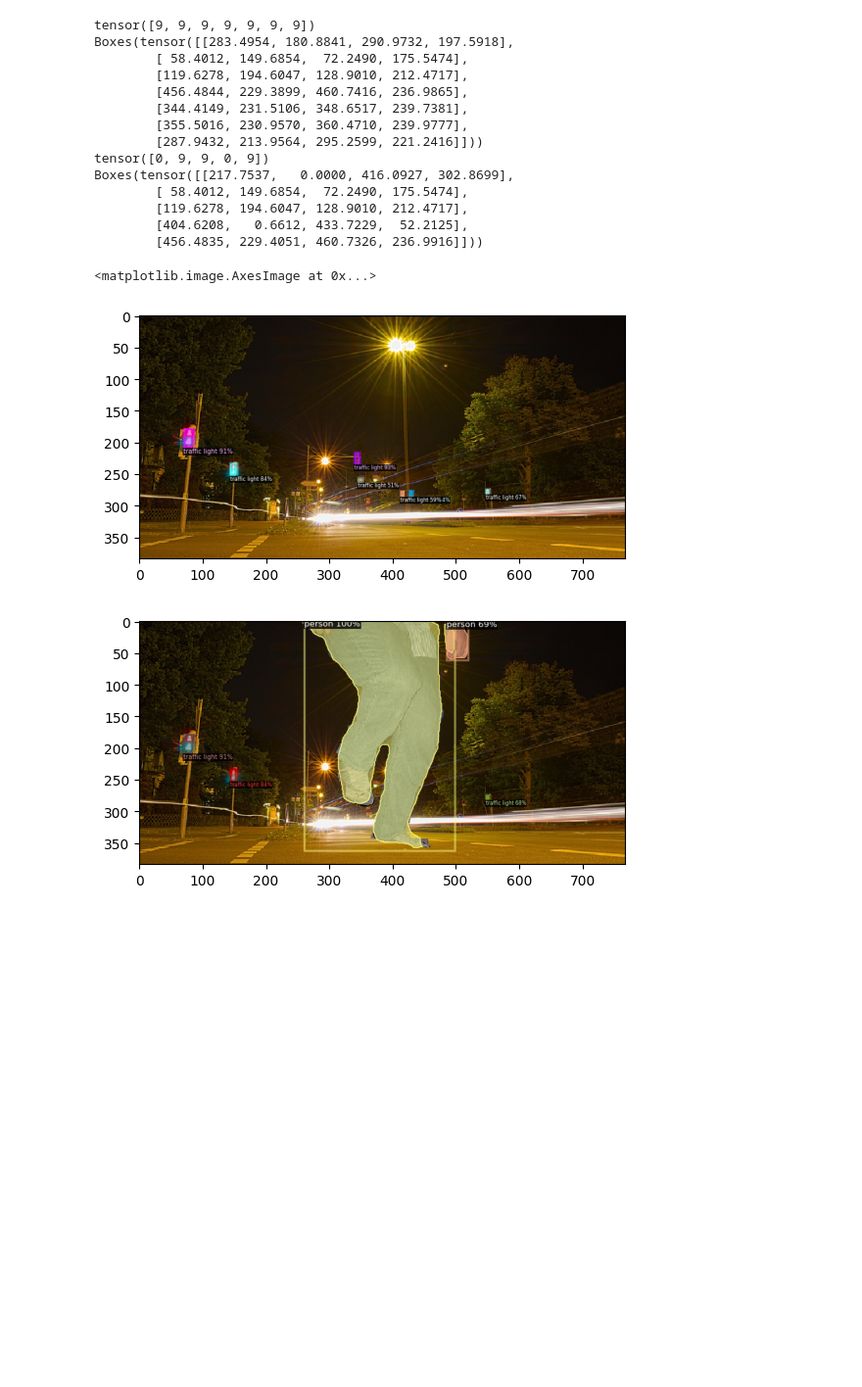
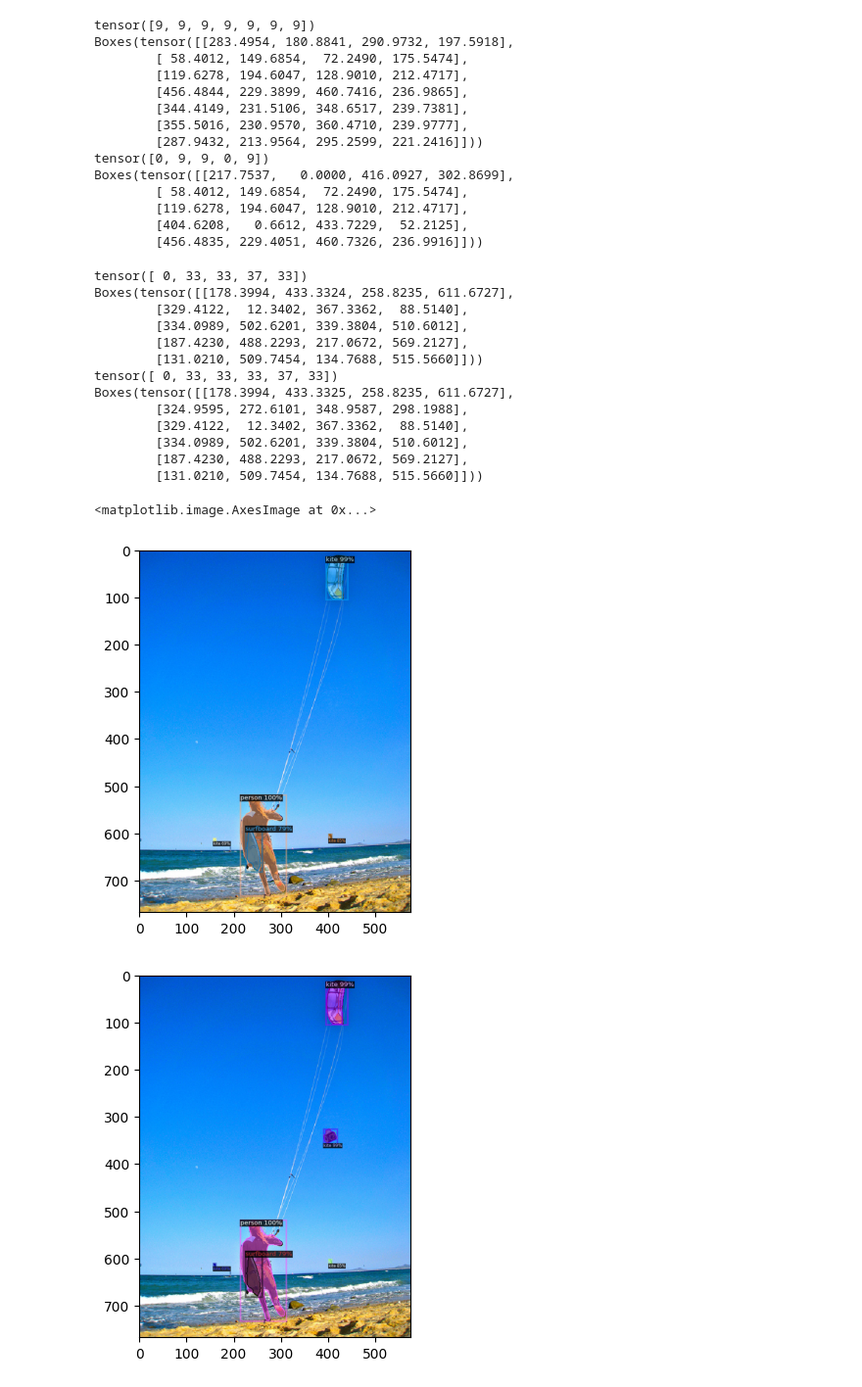
Before and after one commit to hichamelmuhandiz/MCV-M5-Team05, a Jupyter notebook: Week 3/task_b.ipynb, the cells around one changed output. Shown at 98% size. Cells and saved outputs as stored; diff of their text form; code cells hidden in the pictures; blank space fills up the shorter version.

```diff
--- a/Week 3/task_b.ipynb
+++ b/Week 3/task_b.ipynb
@@ -162,21 +220,39 @@ Boxes(tensor([[217.7537,   0.0000, 416.0927, 302.8699],
         [119.6278, 194.6047, 128.9010, 212.4717],
         [404.6208,   0.6612, 433.7229,  52.2125],
         [456.4835, 229.4051, 460.7326, 236.9916]]))
-# %%
-# We can use `Visualizer` to draw the predictions on the image.
-
-v = Visualizer(img1[:, :, ::-1], MetadataCatalog.get(cfg.DATASETS.TRAIN[0]), scale=1.2)
-out = v.draw_instance_predictions(outputs["instances"].to("cpu"))
-
-plt.figure()
-plt.imshow(out.get_image())
-
-
-v_transplant = Visualizer(new_image[:, :, ::-1], MetadataCatalog.get(cfg.DATASETS.TRAIN[0]), scale=1.2)
-out_transplant = v_transplant.draw_instance_predictions(outputs_transplant["instances"].to("cpu"))
-plt.figure()
-plt.imshow(out_transplant.get_image())
-# %% [output]
-<matplotlib.image.AxesImage at 0x...>
-[figure, removed]
-[figure, removed]
+# %%
+def predict(predictor, img):
+    outputs = predictor(img)
+    output_predictions = outputs["instances"].pred_classes
+    print(output_predictions)
+    print(outputs["instances"].pred_boxes)
+
+    v = Visualizer(img[:, :, ::-1], MetadataCatalog.get(cfg.DATASETS.TRAIN[0]), scale=1.2)
+    out = v.draw_instance_predictions(outputs["instances"].to("cpu"))
+    output_image= out.get_image()
+    return output_image, output_predictions
+# %%
+
+output_image_1, _ = predict(predictor, img1)
+plt.figure()
+plt.imshow(output_image_1)
+output_new_image, _ = predict(predictor,new_image)
+plt.figure()
+plt.imshow(output_new_image)
+# %% [output]
+tensor([ 0, 33, 33, 37, 33])
+Boxes(tensor([[178.3994, 433.3324, 258.8235, 611.6727],
+        [329.4122,  12.3402, 367.3362,  88.5140],
+        [334.0989, 502.6201, 339.3804, 510.6012],
+        [187.4230, 488.2293, 217.0672, 569.2127],
+        [131.0210, 509.7454, 134.7688, 515.5660]]))
+tensor([ 0, 33, 33, 33, 37, 33])
+Boxes(tensor([[178.3994, 433.3325, 258.8235, 611.6727],
+        [324.9595, 272.6101, 348.9587, 298.1988],
+        [329.4122,  12.3402, 367.3362,  88.5140],
+        [334.0989, 502.6201, 339.3804, 510.6012],
+        [187.4230, 488.2293, 217.0672, 569.2127],
+        [131.0210, 509.7454, 134.7688, 515.5660]]))
+<matplotlib.image.AxesImage at 0x...>
+[figure, added]
+[figure, added]
```
Also changed, not shown: parts of 6 cells of this notebook.
